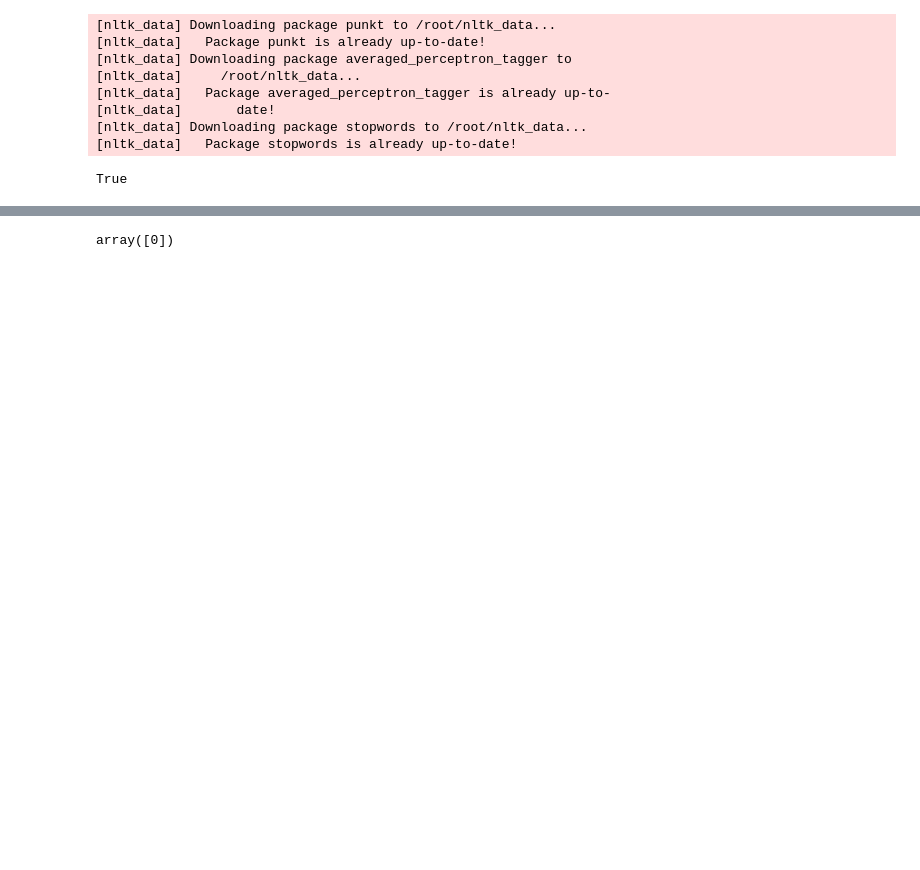
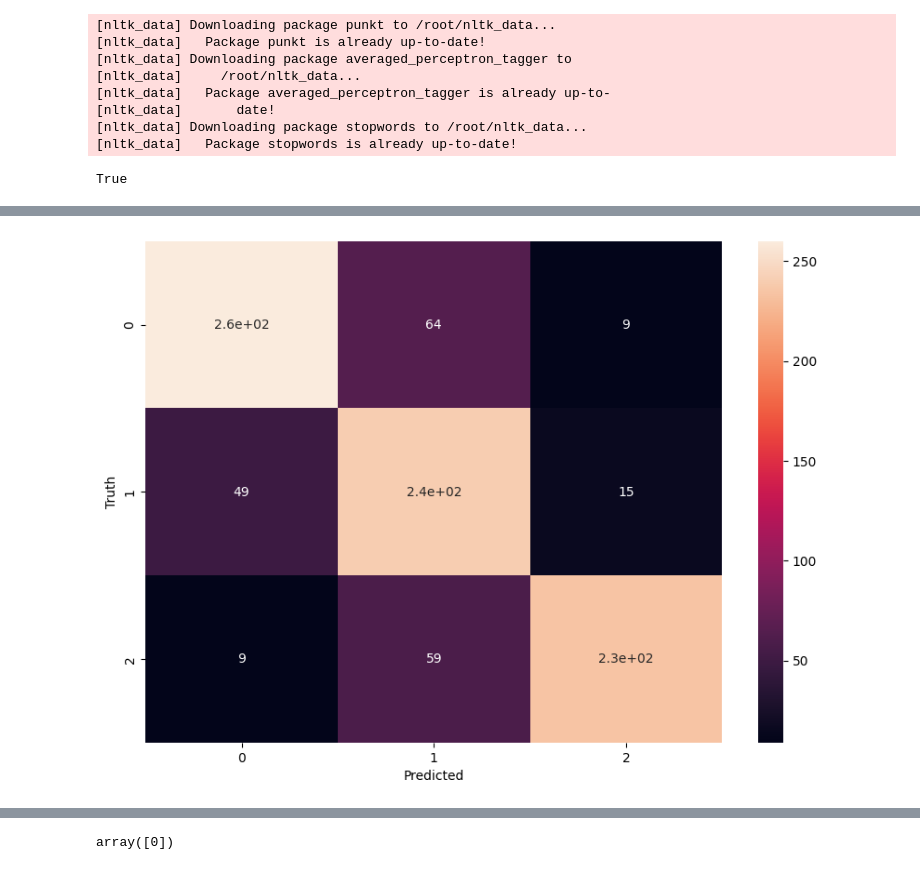
Before and after one commit to gardeniaestevam/time6-mandacaru.dev, a Jupyter notebook: rf.ipynb, the cells around one changed output, grey strips where cells are left out. Saved outputs shown, nothing was run; the diff lists cells and outputs as text; code cells hidden in the pictures; blank space fills up the shorter version.

```diff
--- a/rf.ipynb
+++ b/rf.ipynb
@@ -133,0 +143,10 @@ Recall:  0.785
+# %%
+y_pred = random_forest_classifier.predict(X_test)
+cm = confusion_matrix(y_test, y_pred)
+plt.figure(figsize=(10,7))
+sns.heatmap(cm, annot=True)
+plt.xlabel('Predicted')
+plt.ylabel('Truth')
+plt.show()
+# %% [output]
+[figure, added]
```
Also changed, not shown: parts of 20 cells of this notebook.
